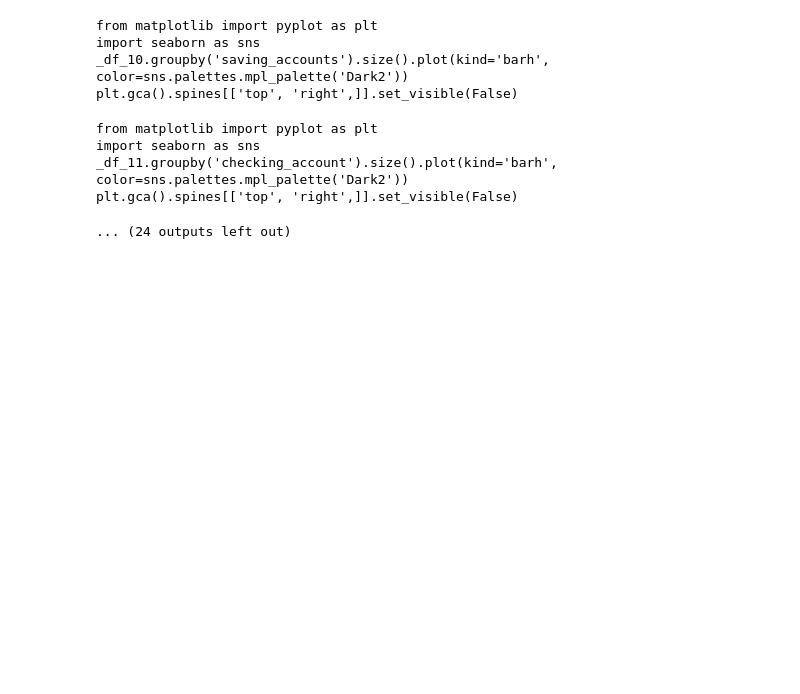
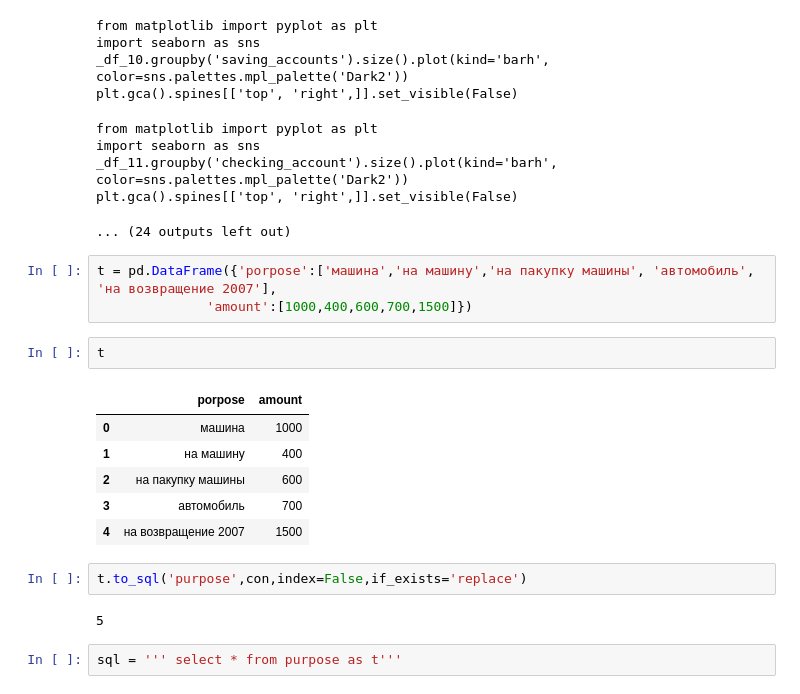
Before and after one commit to bakhodirabdullayevich/SQL_notebooks, a Jupyter notebook: SQLite3.ipynb, the cells around one changed output. Cells and saved outputs as stored; diff of their text form; blank space fills up the shorter version.

```diff
--- a/SQLite3.ipynb
+++ b/SQLite3.ipynb
@@ -188,3 +188,21 @@ import seaborn as sns
 _df_11.groupby('checking_account').size().plot(kind='barh', color=sns.palettes.mpl_palette('Dark2'))
 plt.gca().spines[['top', 'right',]].set_visible(False)
 ... (24 outputs left out)
+# %%
+t = pd.DataFrame({'porpose':['машина','на машину','на пакупку машины', 'автомобиль', 'на возвращение 2007'],
+              'amount':[1000,400,600,700,1500]})
+# %%
+t
+# %% [output]
+|  | porpose | amount |
+| 0 | машина | 1000 |
+| 1 | на машину | 400 |
+| 2 | на пакупку машины | 600 |
+| 3 | автомобиль | 700 |
+| 4 | на возвращение 2007 | 1500 |
+# %%
+t.to_sql('purpose',con,index=False,if_exists='replace')
+# %% [output]
+5
+# %%
+sql = ''' select * from purpose as t'''
```
Also changed, not shown: parts of 6 cells of this notebook.
